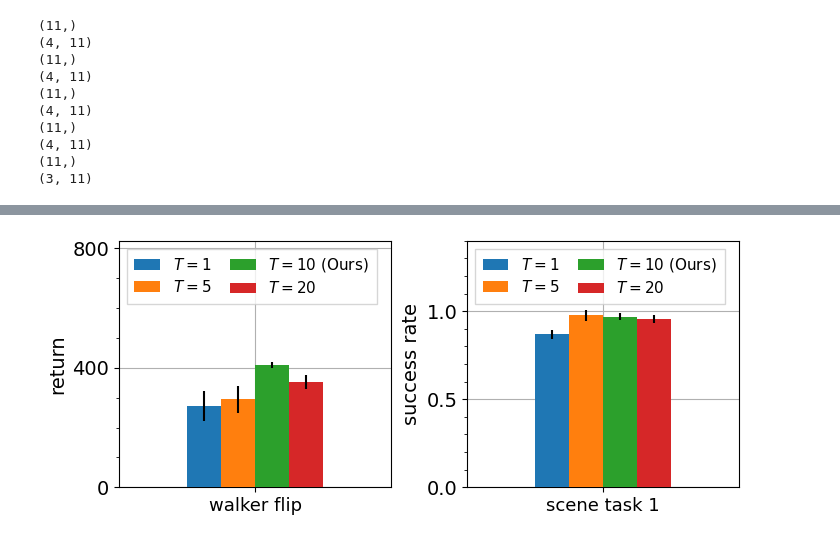
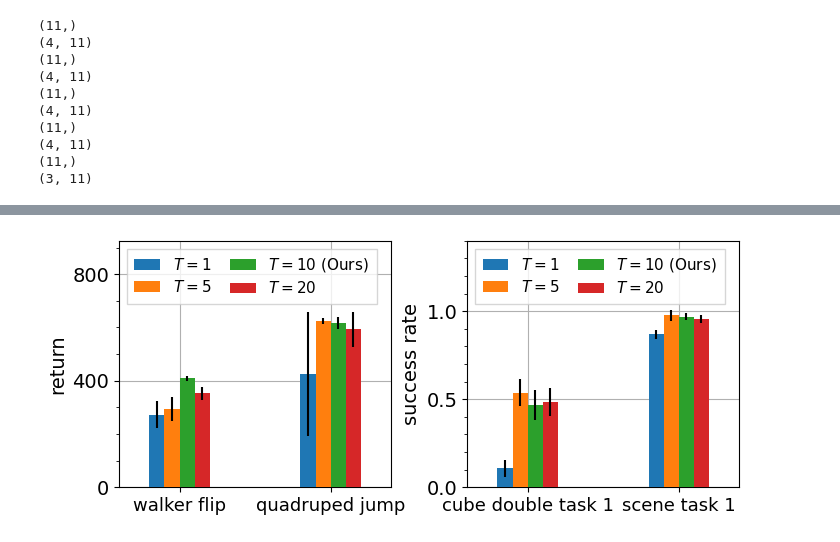
Before and after one commit to chongyi-zheng/ogbench, a Jupyter notebook: plot_scripts/hyperparameter_ablation_curve.ipynb, the cells around one changed output, grey strips where cells are left out. Drawn from its saved outputs; the diff is of its cells as text; code cells hidden in the pictures.

```diff
--- a/plot_scripts/hyperparameter_ablation_curve.ipynb
+++ b/plot_scripts/hyperparameter_ablation_curve.ipynb
@@ -278,20 +337,20 @@ plt.show()
 # %%
-# tasks = ['walker flip', 'quadruped jump', 'cube double task 1', 'scene task 1']
-tasks = ['walker flip', 'scene task 1']
+tasks = ['walker flip', 'quadruped jump', 'cube double task 1', 'scene task 1']
+# tasks = ['walker flip', 'scene task 1']
 
-T_1_mean = np.array([273.1040, 0.8700])
-T_1_std = np.array([50.0624, 0.0258])
-T_5_mean = np.array([295.2005, 0.9767])
-T_5_std = np.array([44.8468, 0.0301])
-T_10_mean = np.array([408.8778, 0.9700])
-T_10_std = np.array([10.3761, 0.0221])
-T_20_mean = np.array([352.2869, 0.9567])
-T_20_std = np.array([23.2045, 0.0207])
+T_1_mean = np.array([273.1040, 425.3222, 0.1067, 0.8700])
+T_1_std = np.array([50.0624, 230.9918, 0.0493, 0.0258])
+T_5_mean = np.array([295.2005, 623.7205, 0.5383, 0.9767])
+T_5_std = np.array([44.8468, 10.4464, 0.0741, 0.0301])
+T_10_mean = np.array([408.8778, 617.6067, 0.4683, 0.9700])
+T_10_std = np.array([10.3761, 23.2548, 0.0840, 0.0221])
+T_20_mean = np.array([352.2869, 592.5554, 0.4850, 0.9567])
+T_20_std = np.array([23.2045, 66.4866, 0.0772, 0.0207])
 
 fig, axes = plt.subplots(1, 2, figsize=(8, 3.2), gridspec_kw=dict(wspace=0.28, hspace=0.05))
 # fig, axes = plt.subplots(1, 1, figsize=(4.2, 3.2))
 
-x = np.arange(1)
+x = np.arange(2)
 width = 0.05
 
 ax = axes[0]
@@ -299,55 +358,55 @@ ax = axes[0]
 
 multiplier = 0.5
 capsize = 0
-ax.bar(x * multiplier - 1.5 * width, T_1_mean[0], yerr=T_1_std[0], width=width, label=r'$T = 1$', capsize=capsize, zorder=3)
-ax.bar(x * multiplier - 0.5 * width, T_5_mean[0], yerr=T_5_std[0], width=width, label=r'$T = 5$', capsize=capsize, zorder=3)
-ax.bar(x * multiplier + 0.5 * width, T_10_mean[0], yerr=T_10_std[0], width=width, label=r'$T = 10$ (Ours)', capsize=capsize, zorder=3)
-ax.bar(x * multiplier + 1.5 * width, T_20_mean[0], yerr=T_20_std[0], width=width, label=r'$T = 20$', capsize=capsize, zorder=3)
+ax.bar(x * multiplier - 1.5 * width, T_1_mean[:2], yerr=T_1_std[:2], width=width, label=r'$T = 1$', capsize=capsize, zorder=3)
+ax.bar(x * multiplier - 0.5 * width, T_5_mean[:2], yerr=T_5_std[:2], width=width, label=r'$T = 5$', capsize=capsize, zorder=3)
+ax.bar(x * multiplier + 0.5 * width, T_10_mean[:2], yerr=T_10_std[:2], width=width, label=r'$T = 10$ (Ours)', capsize=capsize, zorder=3)
+ax.bar(x * multiplier + 1.5 * width, T_20_mean[:2], yerr=T_20_std[:2], width=width, label=r'$T = 20$', capsize=capsize, zorder=3)
 # ax.yaxis.set_major_locator(MultipleLocator(200))
 ax.yaxis.set_minor_locator(MultipleLocator(100))
 eps = 0.2
-ax.set_xlim([-eps, (len([tasks[0]]) - 1) * multiplier + eps])
-ax.set_ylim([0.0, 825])
+ax.set_xlim([-eps, (len(tasks[:2]) - 1) * multiplier + eps])
+ax.set_ylim([0.0, 925])
 ax.legend(fontsize=11, loc='upper left', labelspacing=0.4, columnspacing=1.25,
           borderpad=0.5, handlelength=1.7, ncol=2, shadow=False, fancybox=False,)
 # ax.legend(bbox_to_anchor=(-0.08, -0.12),
 #     loc="upper left", labelspacing=1, columnspacing=1.8075, fancybox=False,
 #     shadow=False, fontsize=12.5, borderpad=0.35, handlelength=1.7, ncol=3)
-ax.set_xticks(x * multiplier, [tasks[0]], fontsize=13)
+ax.set_xticks(x * multiplier, tasks[:2], fontsize=13)
 ax.set_yticks([0.0, 400, 800])
 ax.tick_params(axis="y", labelsize=14)
 ax.set_ylabel('return', fontsize=14)
 # ax1.set_ylim([0.0, 1.025])
 # ax1.set_yticks([0.0, 0.5, 1.0])
 # ax1.set_ylabel('success rate', fontsize=14)
 ax.grid(zorder=0)
 
 ax = axes[1]
 
 multiplier = 0.5
 capsize = 0
-ax.bar(x * multiplier - 1.5 * width, T_1_mean[1], yerr=T_1_std[1], width=width, label=r'$T = 1$', capsize=capsize, zorder=3)
-ax.bar(x * multiplier - 0.5 * width, T_5_mean[1], yerr=T_5_std[1], width=width, label=r'$T = 5$', capsize=capsize, zorder=3)
-ax.bar(x * multiplier + 0.5 * width, T_10_mean[1], yerr=T_10_std[1], width=width, label=r'$T = 10$ (Ours)', capsize=capsize, zorder=3)
-ax.bar(x * multiplier + 1.5 * width, T_20_mean[1], yerr=T_20_std[1], width=width, label=r'$T = 20$', capsize=capsize, zorder=3)
+ax.bar(x * multiplier - 1.5 * width, T_1_mean[2:], yerr=T_1_std[2:], width=width, label=r'$T = 1$', capsize=capsize, zorder=3)
+ax.bar(x * multiplier - 0.5 * width, T_5_mean[2:], yerr=T_5_std[2:], width=width, label=r'$T = 5$', capsize=capsize, zorder=3)
+ax.bar(x * multiplier + 0.5 * width, T_10_mean[2:], yerr=T_10_std[2:], width=width, label=r'$T = 10$ (Ours)', capsize=capsize, zorder=3)
+ax.bar(x * multiplier + 1.5 * width, T_20_mean[2:], yerr=T_20_std[2:], width=width, label=r'$T = 20$', capsize=capsize, zorder=3)
 ax.yaxis.set_minor_locator(MultipleLocator(0.1))
 eps = 0.2
-ax.set_xlim([-eps, (len([tasks[1]]) - 1) * multiplier + eps])
+ax.set_xlim([-eps, (len(tasks[2:]) - 1) * multiplier + eps])
 ax.set_ylim([0.0, 1.4])
 ax.legend(fontsize=11, loc='upper left', labelspacing=0.4, columnspacing=1.25,
           borderpad=0.5, handlelength=1.7, ncol=2, shadow=False, fancybox=False,)
-ax.set_xticks(x * multiplier, [tasks[1]], fontsize=13)
+ax.set_xticks(x * multiplier, tasks[2:], fontsize=13)
 ax.set_yticks([0.0, 0.5, 1.0])
 ax.tick_params(axis="y", labelsize=14)
 ax.set_ylabel('success rate', fontsize=14)
 ax.grid(zorder=0)
 
 fig.tight_layout(rect=(-0.02, -0.0456, 1.015, 1.04))  # rect = (left, bottom, right, top), default: (0, 0, 1, 1)
 fig.subplots_adjust(wspace=0.23)
 filepath = "/u/cz8792/research/ogbench/plot_scripts/figures/hyperparam_ablation_num_flow_steps.pdf"
 # fig.savefig(filepath, dpi=150, bbox_inches="tight")
 fig.savefig(filepath, dpi=300)
 plt.show()
 # %% [output]
-[figure, old version]
+[figure, new version]
 # %%
```
Also changed, not shown: parts of 7 cells of this notebook, 9 other files.
